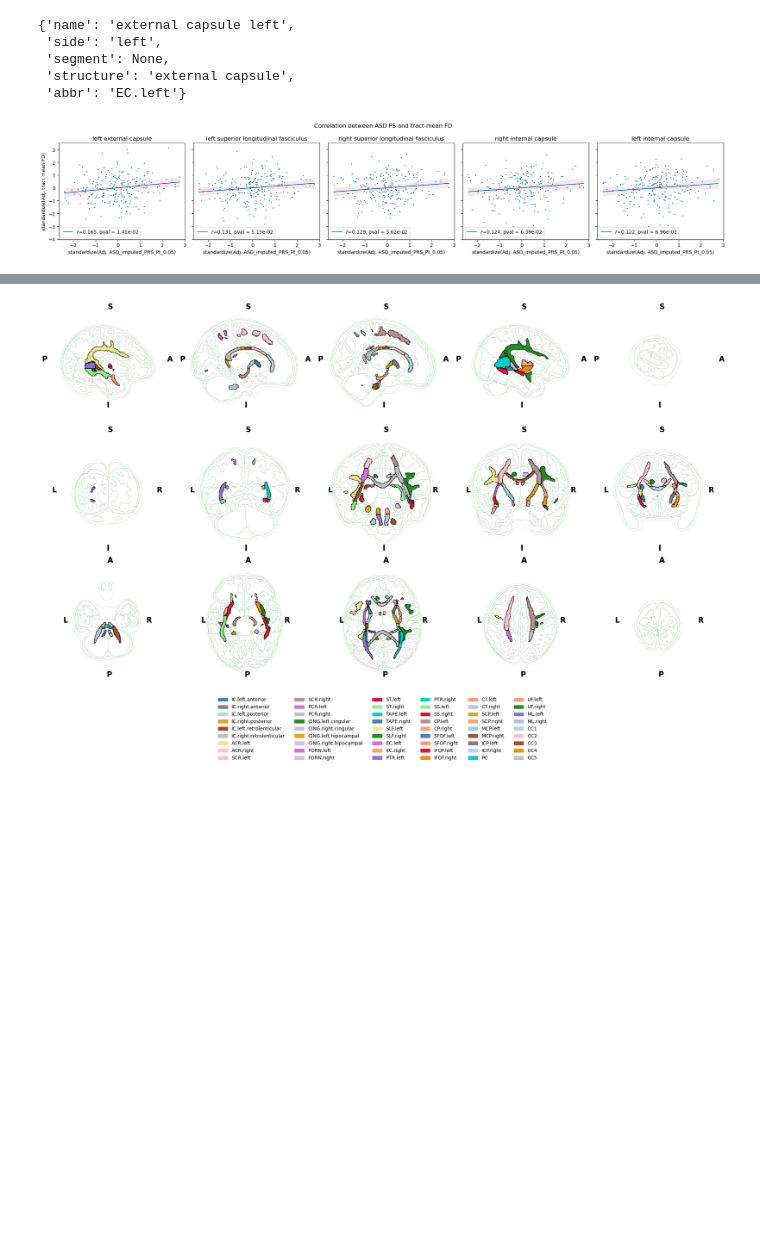
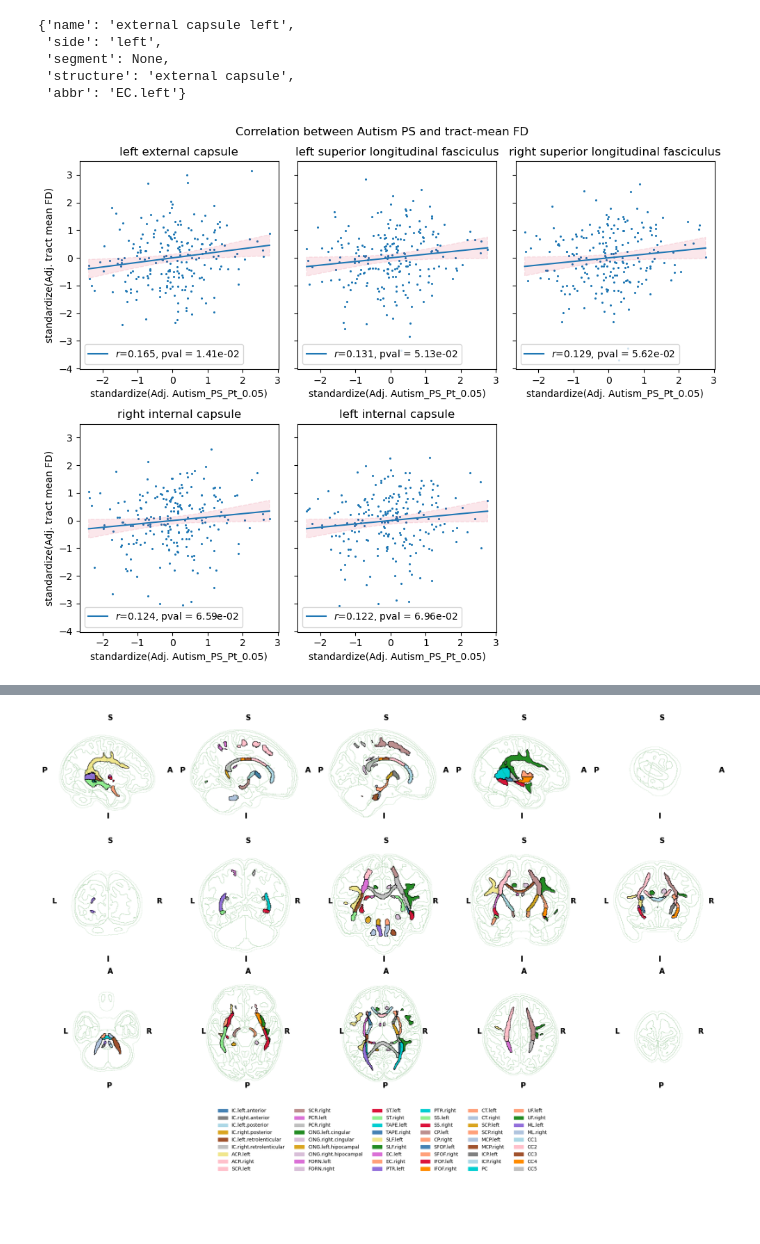
Before and after one commit to lehai-ml/dHCP_genetics, a Jupyter notebook: notebook_results/fba/FBA_visualise_results.ipynb, the cells around one changed output, grey strips where cells are left out. Saved outputs shown, nothing was run; the diff lists cells and outputs as text; code cells hidden in the pictures; blank space fills up the shorter version.

```diff
--- a/notebook_results/fba/FBA_visualise_results.ipynb
+++ b/notebook_results/fba/FBA_visualise_results.ipynb
@@ -114,28 +118,32 @@ data_preprocessing.Diffusion.WM_parcellation.get_wm_parcellation()['wm_118']['si
  'segment': None,
  'structure': 'external capsule',
  'abbr': 'EC.left'}
-# %%
-connections = ['wm_118','wm_116','wm_117','wm_99','wm_98']
-fig,axes=plt.subplots(1,len(connections),sharey=True,figsize=(20,4))
-for idx,(connection,ax) in enumerate(zip(connections,axes)):
-    visualisation.SimplePlots.Scatter(
-        y=connection+'_fd',
-        x='ASD_imputed_PRS_Pt_0.05',
-        adjust_covar={'y':['GA','PMA']+ancestry,'x':['sex']},
-        data=df,
-        ylabel='tract mean FD',
-        ax=ax,
-        title=data_preprocessing.Diffusion.WM_parcellation.get_wm_parcellation()[connection]['side'] + ' ' + data_preprocessing.Diffusion.WM_parcellation.get_wm_parcellation()[connection]['structure'],
-        legend_loc='lower left',
-    )
-    if idx>0:
-        ax.set_ylabel('')
-fig.suptitle('Correlation between ASD PS and tract-mean FD')
-plt.tight_layout()
-# fig.savefig('../../dataset/preprocessed_dataset/fba/asd/output_plot/mean_FDC_supplementary.png')
-fig.savefig('../../dataset/preprocessed_dataset/fba/asd/output_plot/mean_FD_supplementary.png')
-# %% [output]
-[figure, removed]
+# %%
+connections = ['wm_118','wm_116','wm_117','wm_99','wm_98']
+fig,axes=plt.subplots(2,3,sharey=True,figsize=(10,8))
+axes = axes.flatten()
+for idx,(connection,ax) in enumerate(zip(connections,axes)):
+    visualisation.SimplePlots.Scatter(
+        y=connection+'_fd',
+        x='ASD_imputed_PRS_Pt_0.05',
+        adjust_covar={'y':['GA','PMA']+ancestry,'x':['sex']},
+        data=df,
+        ylabel='tract mean FD',
+        ax=ax,
+        xlabel='Autism_PS_Pt_0.05',
+        title=data_preprocessing.Diffusion.WM_parcellation.get_wm_parcellation()[connection]['side'] + ' ' + data_preprocessing.Diffusion.WM_parcellation.get_wm_parcellation()[connection]['structure'],
+        legend_loc='lower left',
+    )
+    if idx!=0 and idx!=3:
+        ax.set_ylabel('')
+
+fig.delaxes(axes[5])
+fig.suptitle('Correlation between Autism PS and tract-mean FD')
+plt.tight_layout()
+# fig.savefig('../../dataset/preprocessed_dataset/fba/asd/output_plot/mean_FDC_supplementary.png')
+fig.savefig('../../dataset/preprocessed_dataset/fba/asd/output_plot/mean_FD_supplementary.png')
+# %% [output]
+[figure, added]
 # %%
 r_squared_dict = defaultdict(dict)
 for component in ['wm_102','wm_103']:
```
Also changed, not shown: parts of 11 cells of this notebook, 5 other files.
